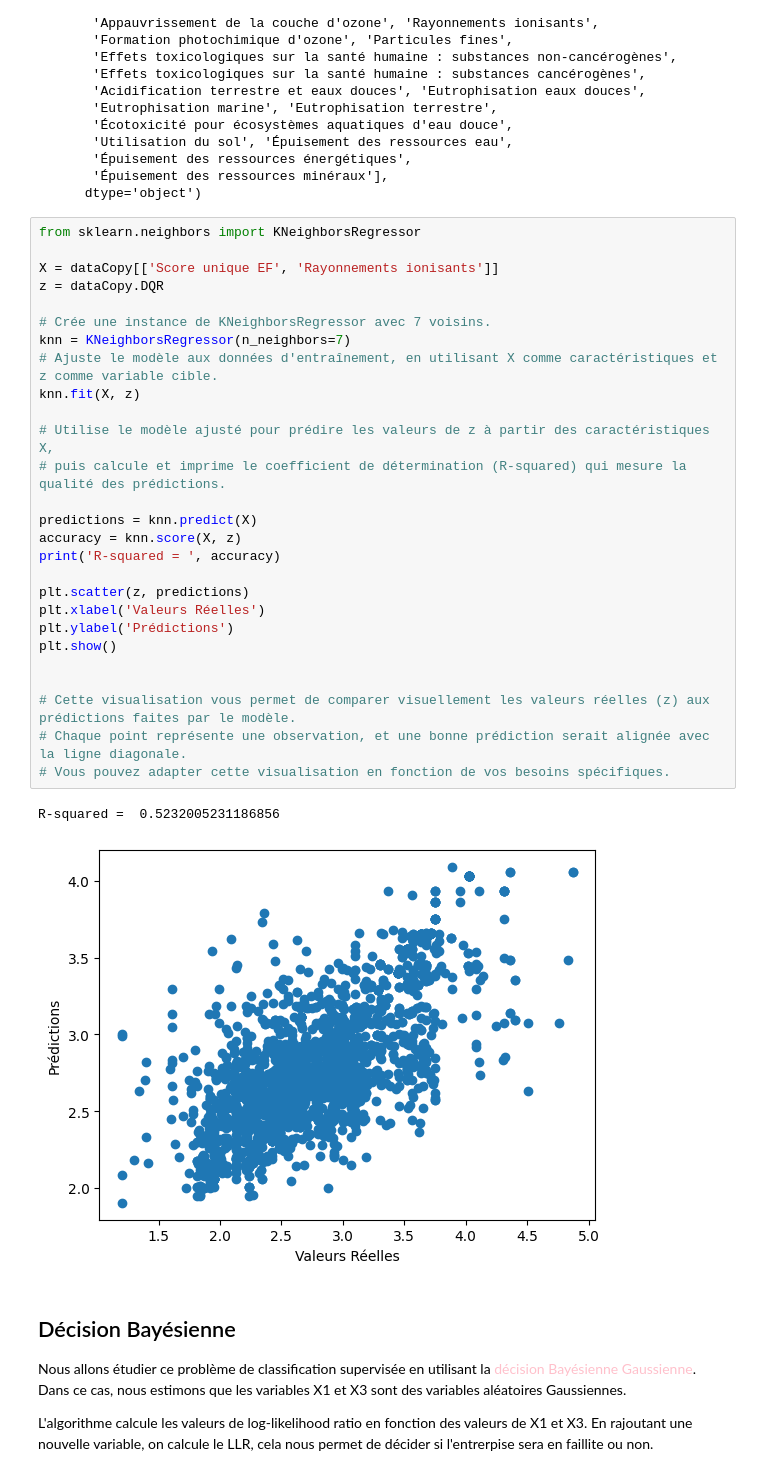
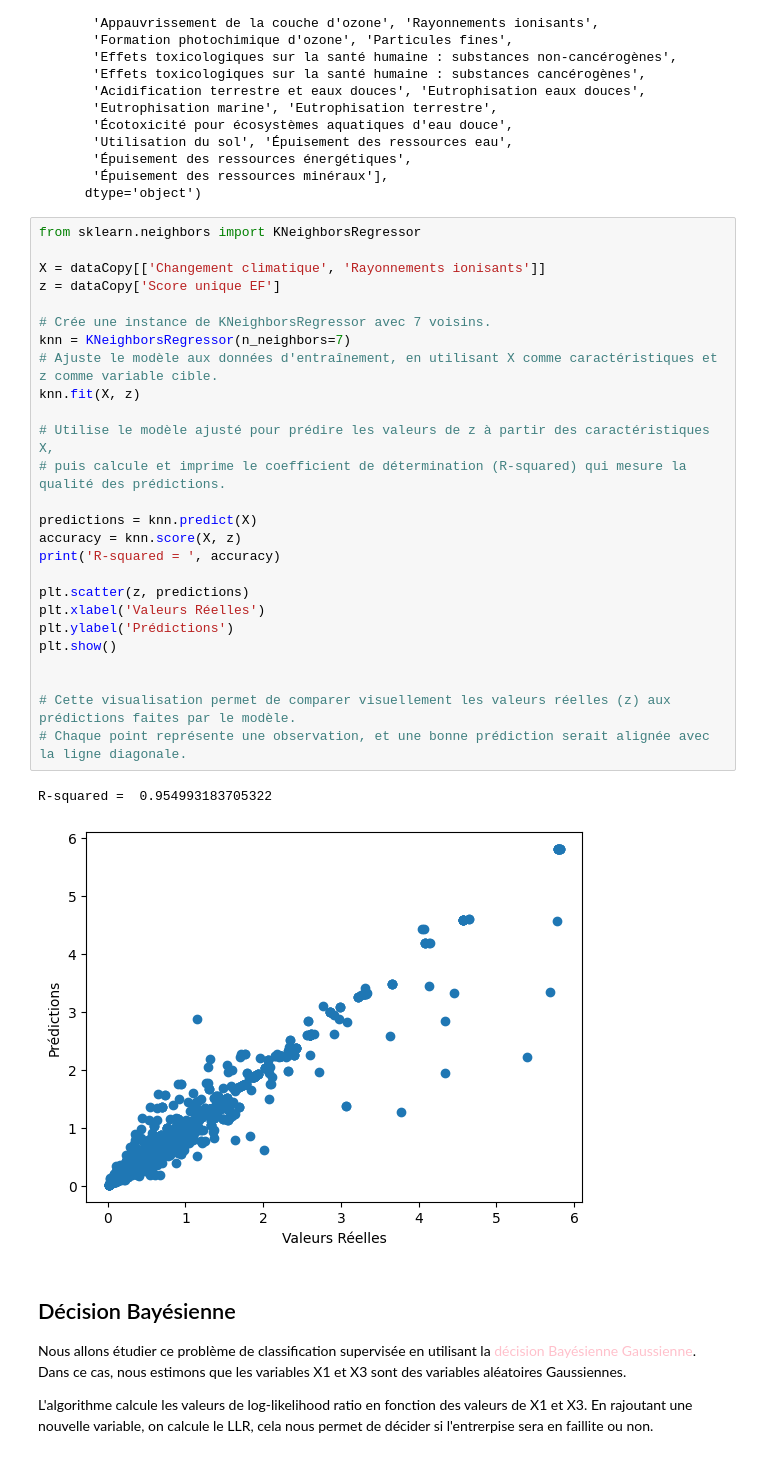
Before and after one commit to antoinebnm/PTS-Data, a Jupyter notebook: goodDatas.ipynb, the cells around one changed output. Cells and saved outputs as stored; diff of their text form.

```diff
--- a/goodDatas.ipynb
+++ b/goodDatas.ipynb
@@ -577,33 +578,32 @@ Index(['Groupe d'aliment', 'Sous-groupe d'aliment',
 # %%
 from sklearn.neighbors import KNeighborsRegressor
 
-X = dataCopy[['Score unique EF', 'Rayonnements ionisants']]
-z = dataCopy.DQR
+X = dataCopy[['Changement climatique', 'Rayonnements ionisants']]
+z = dataCopy['Score unique EF']
 
 # Crée une instance de KNeighborsRegressor avec 7 voisins.
 knn = KNeighborsRegressor(n_neighbors=7)
 # Ajuste le modèle aux données d'entraînement, en utilisant X comme caractéristiques et z comme variable cible.
 knn.fit(X, z)
 
 # Utilise le modèle ajusté pour prédire les valeurs de z à partir des caractéristiques X,
 # puis calcule et imprime le coefficient de détermination (R-squared) qui mesure la qualité des prédictions.
 
 predictions = knn.predict(X)
 accuracy = knn.score(X, z)
 print('R-squared = ', accuracy)
 
 plt.scatter(z, predictions)
 plt.xlabel('Valeurs Réelles')
 plt.ylabel('Prédictions')
 plt.show()
 
 
-# Cette visualisation vous permet de comparer visuellement les valeurs réelles (z) aux prédictions faites par le modèle.
+# Cette visualisation permet de comparer visuellement les valeurs réelles (z) aux prédictions faites par le modèle.
 # Chaque point représente une observation, et une bonne prédiction serait alignée avec la ligne diagonale.
-# Vous pouvez adapter cette visualisation en fonction de vos besoins spécifiques.
 # %% [output]
-R-squared =  0.5232005231186856
+R-squared =  0.954993183705322
-[figure, old version]
+[figure, new version]
 # %% [markdown]
 ## Décision Bayésienne
 
```
Also changed, not shown: parts of 12 cells of this notebook, 2 other files.
